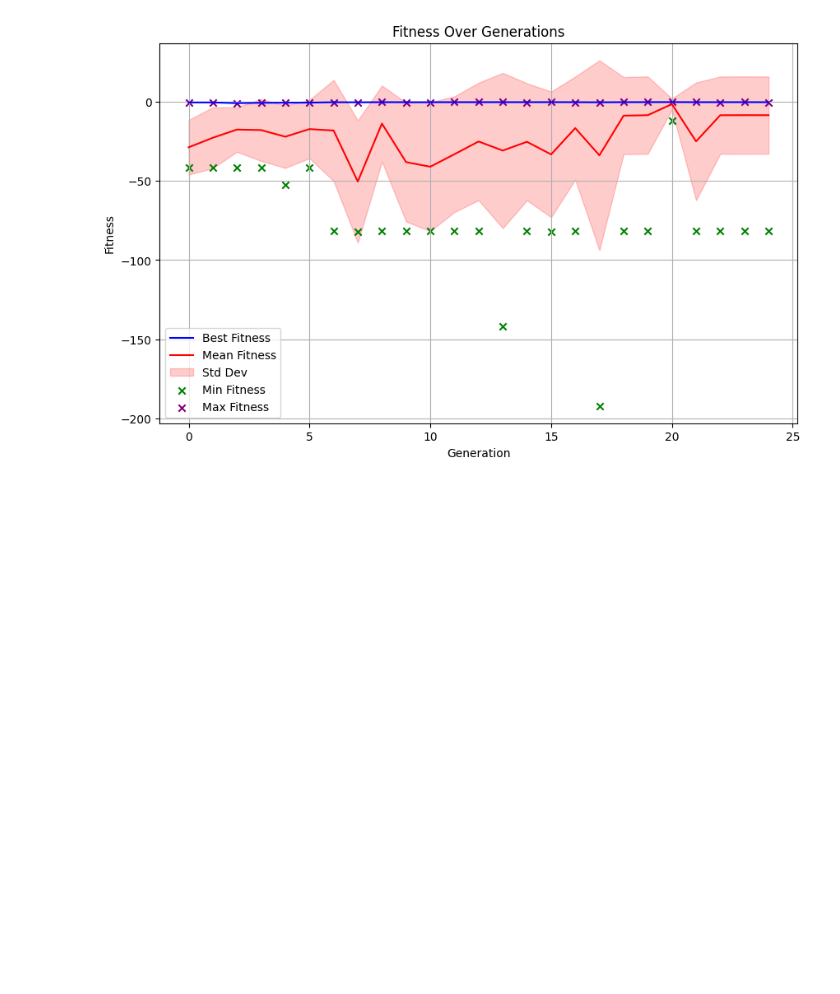
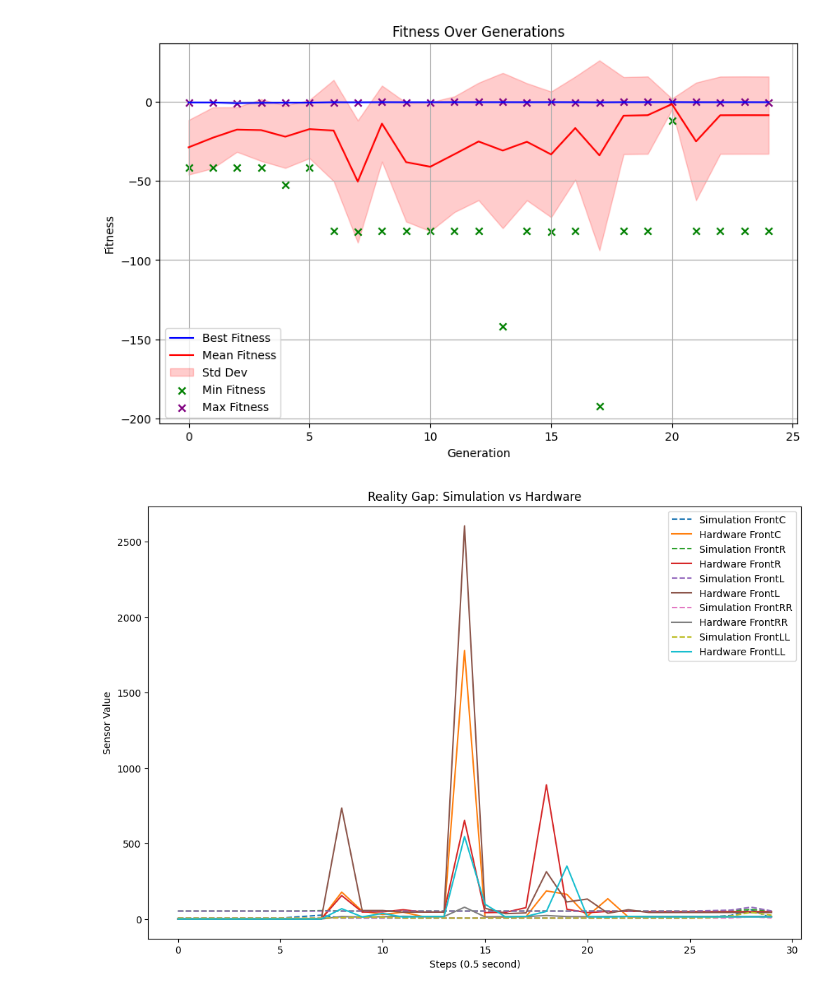
Before and after one commit to Mohammed-majeed/learningMachines, a Jupyter notebook: examples/full_project_setup/catkin_ws/src/learning_machines/src/learning_machines/visualization.ipynb, the cells around one changed output. Saved outputs shown, nothing was run; the diff lists cells and outputs as text; code cells hidden in the pictures; blank space fills up the shorter version.

```diff
--- a/examples/full_project_setup/catkin_ws/src/learning_machines/src/learning_machines/visualization.ipynb
+++ b/examples/full_project_setup/catkin_ws/src/learning_machines/src/learning_machines/visualization.ipynb
@@ -40,3 +42,42 @@ plt.grid(True)
 plt.show()
 # %% [output]
 [figure]
+# %%
+hardware_file = r"C:\Users\moham\Desktop\learningMachines\examples\full_project_setup\results\sensor_data_hardware.jsonl"
+simulation_file = r"C:\Users\moham\Desktop\learningMachines\examples\full_project_setup\results\sensor_data_simulation.jsonl"
+
+simulation_data = read_jsonl(simulation_file)
+hardware_data = read_jsonl(hardware_file)
+# %%
+import numpy as np
+
+def process_data(data):
+    processed_data = {'FrontC': [], 'FrontR': [], 'FrontL': [], 'FrontRR': [], 'FrontLL': []}
+    for step in data:
+        for key in processed_data.keys():
+            processed_data[key].append(step[key])
+    return processed_data
+
+simulation_processed = process_data(simulation_data)
+hardware_processed = process_data(hardware_data)
+# %%
+import matplotlib.pyplot as plt
+
+def plot_reality_gap(simulation_processed, hardware_processed):
+    steps = range(len(simulation_processed['FrontC']))
+
+    plt.figure(figsize=(12, 8))
+
+    for sensor in simulation_processed.keys():
+        plt.plot(steps, simulation_processed[sensor], label=f'Simulation {sensor}', linestyle='--')
+        plt.plot(steps, hardware_processed[sensor], label=f'Hardware {sensor}', linestyle='-')
+
+    plt.xlabel('Steps (0.5 second)')
+    plt.ylabel('Sensor Value')
+    plt.title('Reality Gap: Simulation vs Hardware')
+    plt.legend()
+    plt.show()
+
+plot_reality_gap(simulation_processed, hardware_processed)
+# %% [output]
+[figure, added]
```
Also changed, not shown: parts of 2 cells of this notebook, 9 other files.
